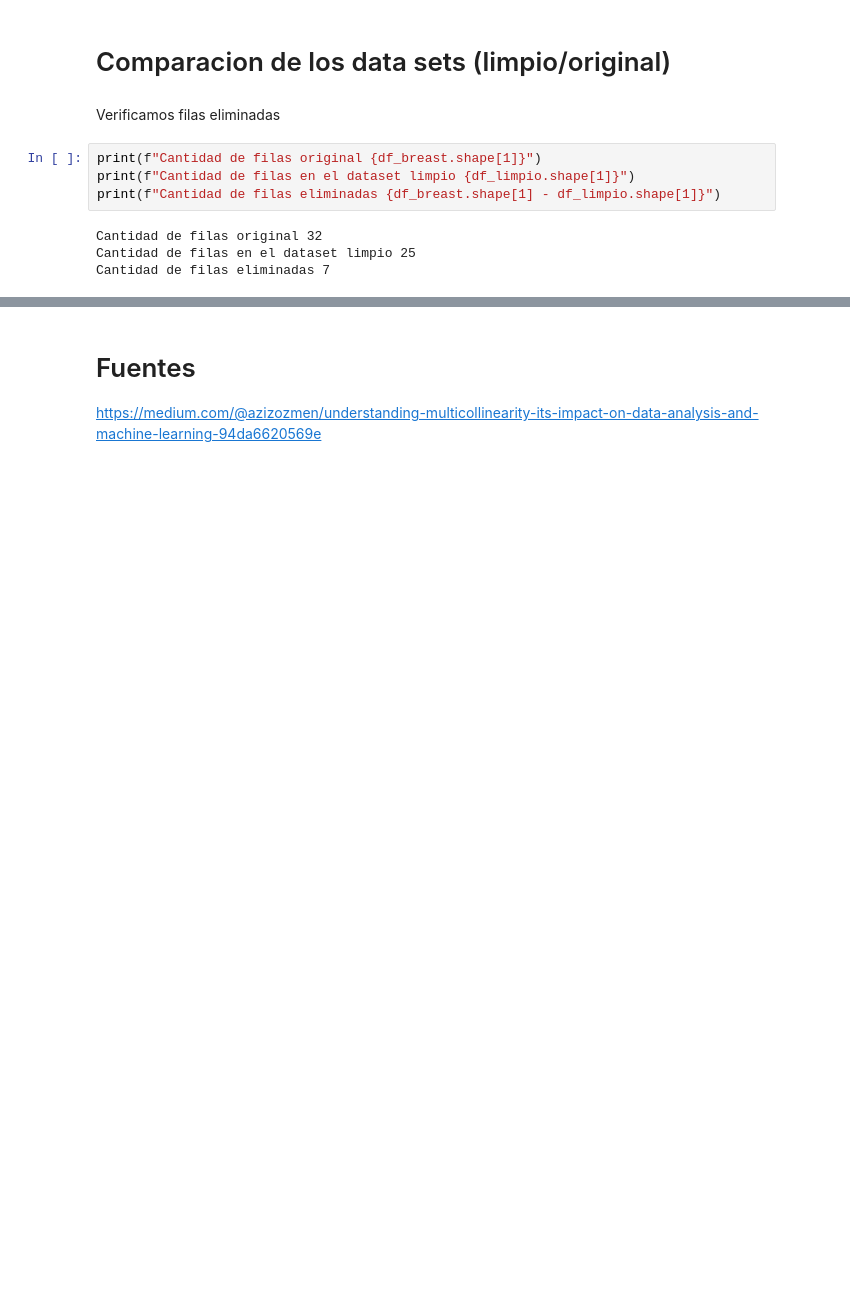
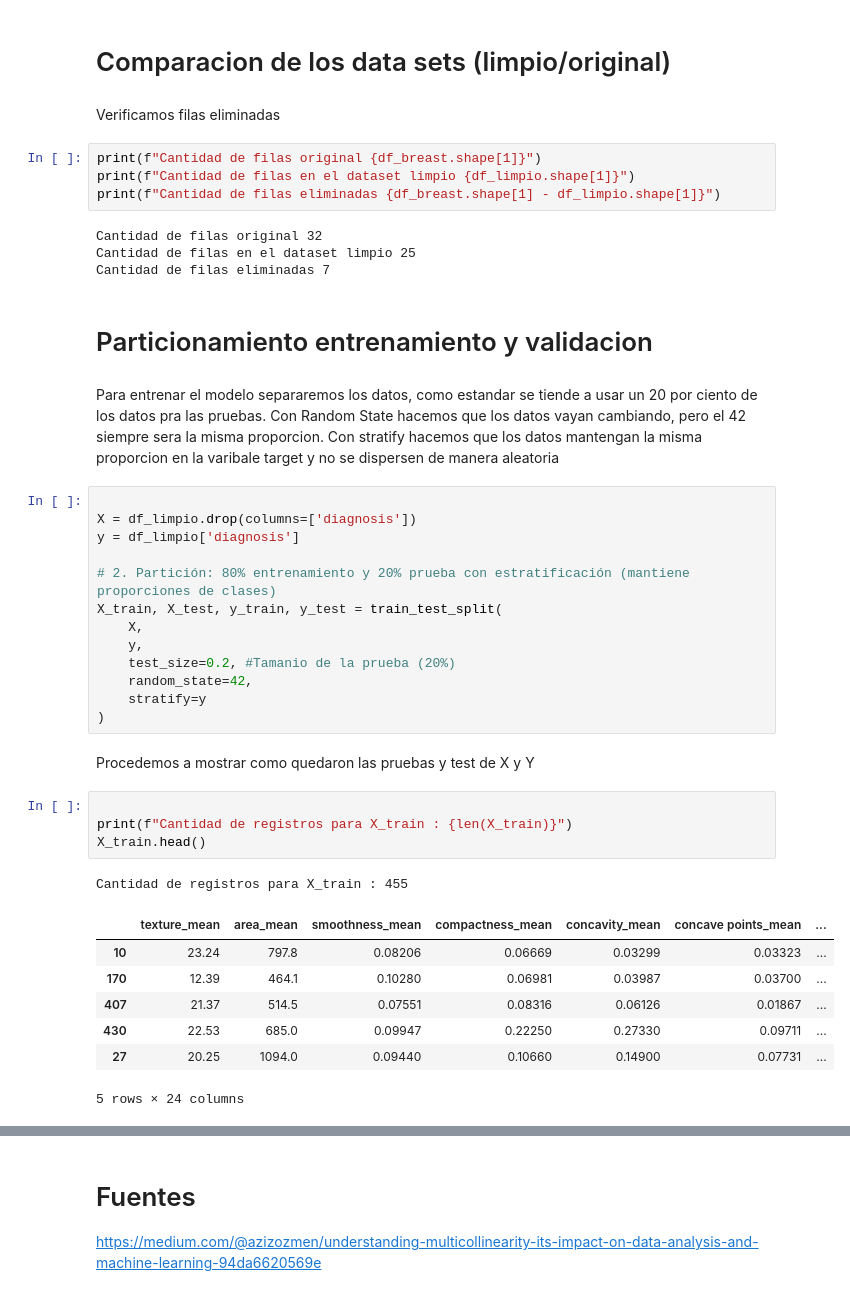
Before and after one commit to gabriel1-du/Modelos-de-Machine-Learning-supervisado-Clasificacion-y-regresion-, a Jupyter notebook: notebookDesarrollo.ipynb, the cells around one changed output, grey strips where cells are left out. Saved outputs shown, nothing was run; the diff lists cells and outputs as text; blank space fills up the shorter version.

Commit message:
se parten los dstos para entrenar y validar

```diff
--- a/notebookDesarrollo.ipynb
+++ b/notebookDesarrollo.ipynb
@@ -448,3 +450,35 @@ print(f"Cantidad de filas eliminadas {df_breast.shape[1] - df_limpio.shape[1]}")
 Cantidad de filas original 32
 Cantidad de filas en el dataset limpio 25
 Cantidad de filas eliminadas 7
+# %% [markdown]
+# Particionamiento entrenamiento y validacion
+# %% [markdown]
+Para entrenar el modelo separaremos los datos, como estandar se tiende a usar un 20 por ciento de los datos pra las pruebas. Con Random State hacemos que los datos vayan cambiando, pero el 42 siempre sera la misma proporcion. Con stratify hacemos que los datos mantengan la misma proporcion en la varibale target y no se dispersen de manera aleatoria
+# %%
+
+X = df_limpio.drop(columns=['diagnosis'])
+y = df_limpio['diagnosis']
+
+# 2. Partición: 80% entrenamiento y 20% prueba con estratificación (mantiene proporciones de clases)
+X_train, X_test, y_train, y_test = train_test_split(
+    X,
+    y,
+    test_size=0.2, #Tamanio de la prueba (20%)
+    random_state=42,
+    stratify=y
+)
+# %% [markdown]
+Procedemos a mostrar como quedaron las pruebas y test de X y Y
+# %%
+
+print(f"Cantidad de registros para X_train : {len(X_train)}")
+X_train.head()
+# %% [output]
+Cantidad de registros para X_train : 455
+|  | texture_mean | area_mean | smoothness_mean | compactness_mean | concavity_mean | concave points_mean | ... |
+| 10 | 23.24 | 797.8 | 0.08206 | 0.06669 | 0.03299 | 0.03323 | ... |
+| 170 | 12.39 | 464.1 | 0.10280 | 0.06981 | 0.03987 | 0.03700 | ... |
+| 407 | 21.37 | 514.5 | 0.07551 | 0.08316 | 0.06126 | 0.01867 | ... |
+| 430 | 22.53 | 685.0 | 0.09947 | 0.22250 | 0.27330 | 0.09711 | ... |
+| 27 | 20.25 | 1094.0 | 0.09440 | 0.10660 | 0.14900 | 0.07731 | ... |
+5 rows × 24 columns
```
Also changed, not shown: parts of 6 cells of this notebook.
